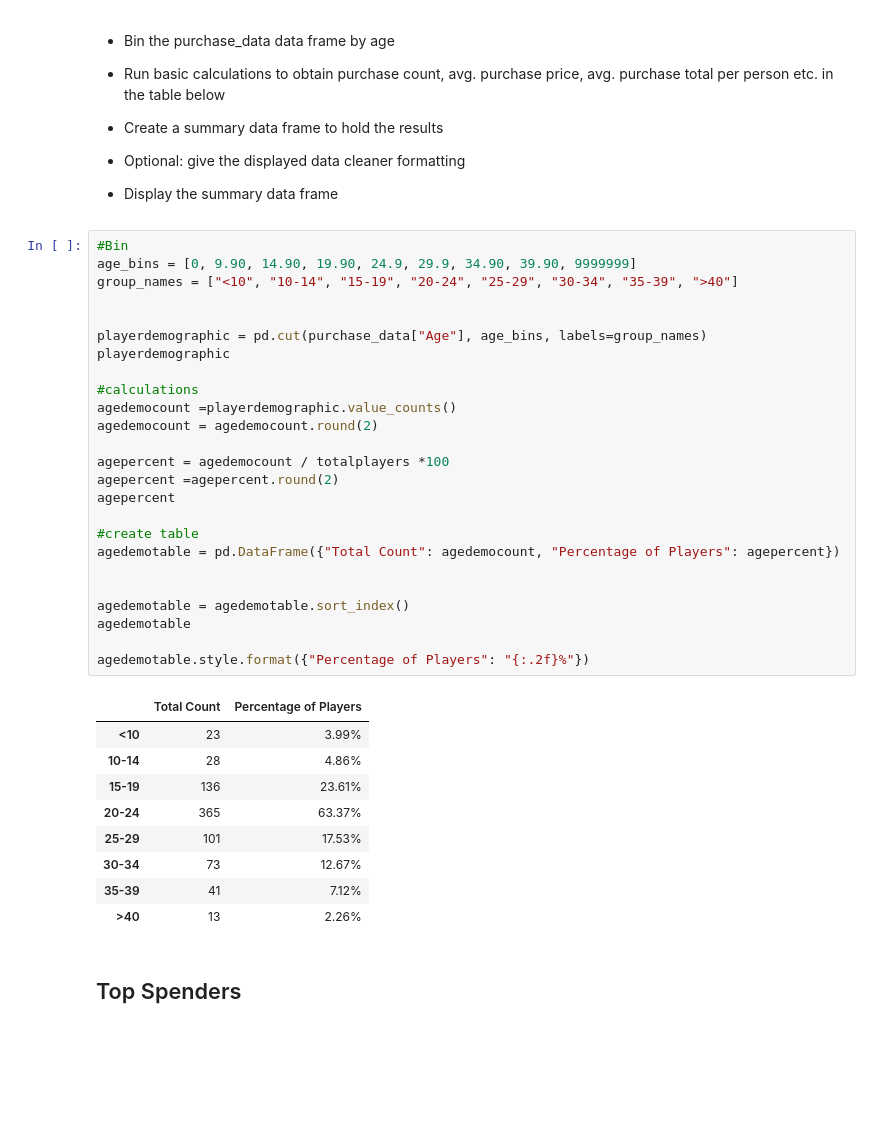
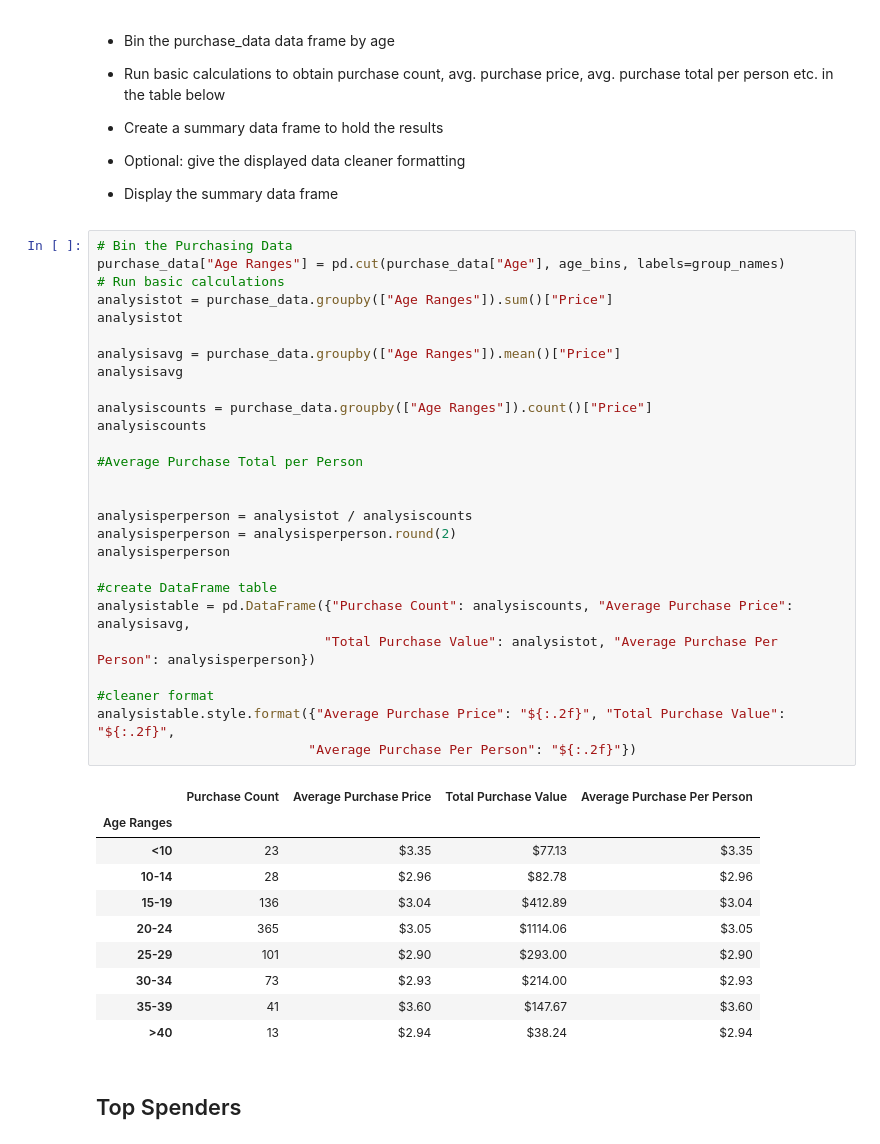
Before and after one commit to ss728563/Pandas-Challenge, a Jupyter notebook: HeroesOfPymoli/HeroesOfPymoli_starter.ipynb, the cells around one changed output. Saved outputs shown, nothing was run; the diff lists cells and outputs as text; blank space fills up the shorter version.

```diff
--- a/HeroesOfPymoli/HeroesOfPymoli_starter.ipynb
+++ b/HeroesOfPymoli/HeroesOfPymoli_starter.ipynb
@@ -207,41 +227,44 @@ genderpurchasetable.style.format({"Average Purchase Price": "${:.2f}", "Avg Purc
 
 
 * Display the summary data frame
-# %%
-#Bin
-age_bins = [0, 9.90, 14.90, 19.90, 24.9, 29.9, 34.90, 39.90, 9999999]
-group_names = ["<10", "10-14", "15-19", "20-24", "25-29", "30-34", "35-39", ">40"]
-
-
-playerdemographic = pd.cut(purchase_data["Age"], age_bins, labels=group_names)
-playerdemographic
-
-#calculations
-agedemocount =playerdemographic.value_counts()
-agedemocount = agedemocount.round(2)
-
-agepercent = agedemocount / totalplayers *100
-agepercent =agepercent.round(2)
-agepercent
-
-#create table
-agedemotable = pd.DataFrame({"Total Count": agedemocount, "Percentage of Players": agepercent})
-
-
-agedemotable = agedemotable.sort_index()
-agedemotable
-
-agedemotable.style.format({"Percentage of Players": "{:.2f}%"})
-# %% [output]
-|  | Total Count | Percentage of Players |
-| <10 | 23 | 3.99% |
-| 10-14 | 28 | 4.86% |
-| 15-19 | 136 | 23.61% |
-| 20-24 | 365 | 63.37% |
-| 25-29 | 101 | 17.53% |
-| 30-34 | 73 | 12.67% |
-| 35-39 | 41 | 7.12% |
-| >40 | 13 | 2.26% |
+# %%
+# Bin the Purchasing Data
+purchase_data["Age Ranges"] = pd.cut(purchase_data["Age"], age_bins, labels=group_names)
+# Run basic calculations
+analysistot = purchase_data.groupby(["Age Ranges"]).sum()["Price"]
+analysistot
+
+analysisavg = purchase_data.groupby(["Age Ranges"]).mean()["Price"]
+analysisavg
+
+analysiscounts = purchase_data.groupby(["Age Ranges"]).count()["Price"]
+analysiscounts
+
+#Average Purchase Total per Person
+
+
+analysisperperson = analysistot / analysiscounts
+analysisperperson = analysisperperson.round(2)
+analysisperperson
+
+#create DataFrame table
+analysistable = pd.DataFrame({"Purchase Count": analysiscounts, "Average Purchase Price": analysisavg,
+                             "Total Purchase Value": analysistot, "Average Purchase Per Person": analysisperperson})
+
+#cleaner format
+analysistable.style.format({"Average Purchase Price": "${:.2f}", "Total Purchase Value": "${:.2f}",
+                           "Average Purchase Per Person": "${:.2f}"})
+# %% [output]
+|  | Purchase Count | Average Purchase Price | Total Purchase Value | Average Purchase Per Person |
+| Age Ranges |  |  |  |  |
+| <10 | 23 | $3.35 | $77.13 | $3.35 |
+| 10-14 | 28 | $2.96 | $82.78 | $2.96 |
+| 15-19 | 136 | $3.04 | $412.89 | $3.04 |
+| 20-24 | 365 | $3.05 | $1114.06 | $3.05 |
+| 25-29 | 101 | $2.90 | $293.00 | $2.90 |
+| 30-34 | 73 | $2.93 | $214.00 | $2.93 |
+| 35-39 | 41 | $3.60 | $147.67 | $3.60 |
+| >40 | 13 | $2.94 | $38.24 | $2.94 |
 # %% [markdown]
 ## Top Spenders
 # %% [markdown]
```
Also changed, not shown: parts of 4 cells of this notebook.
